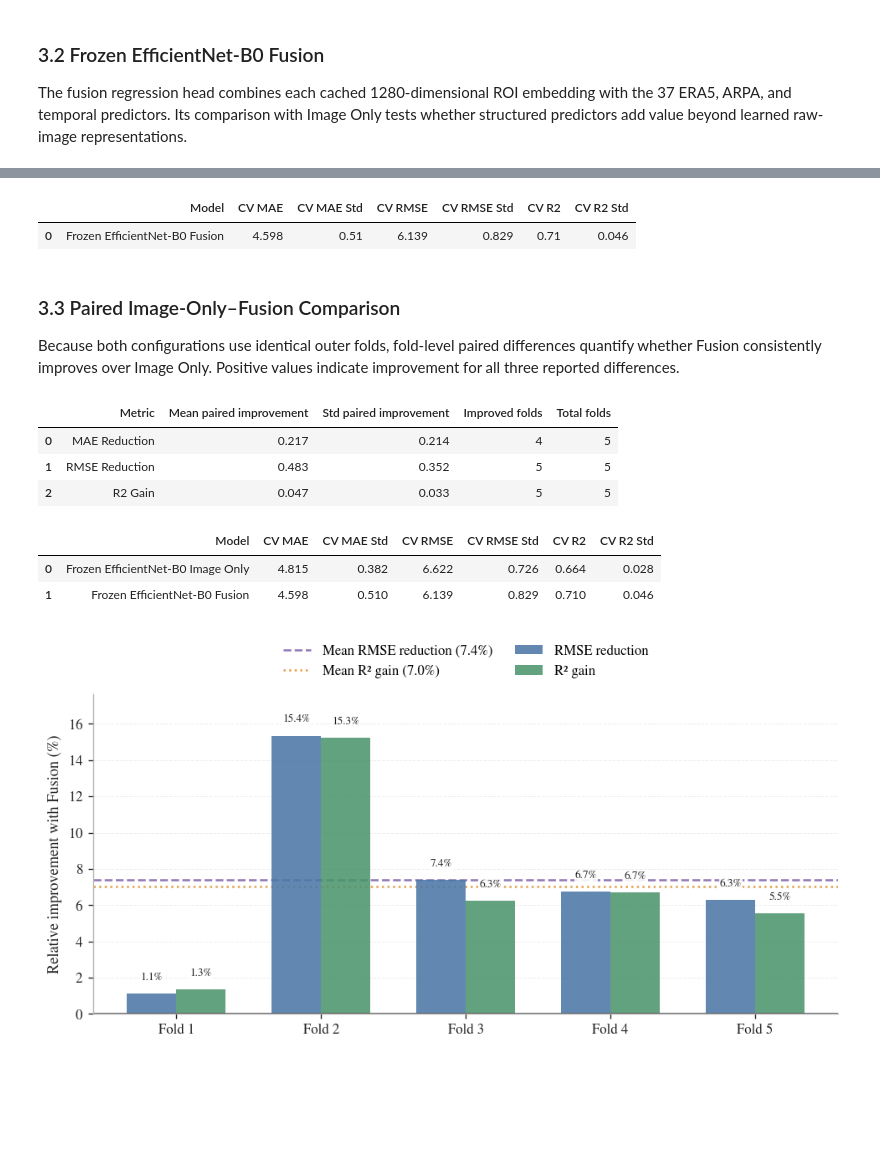
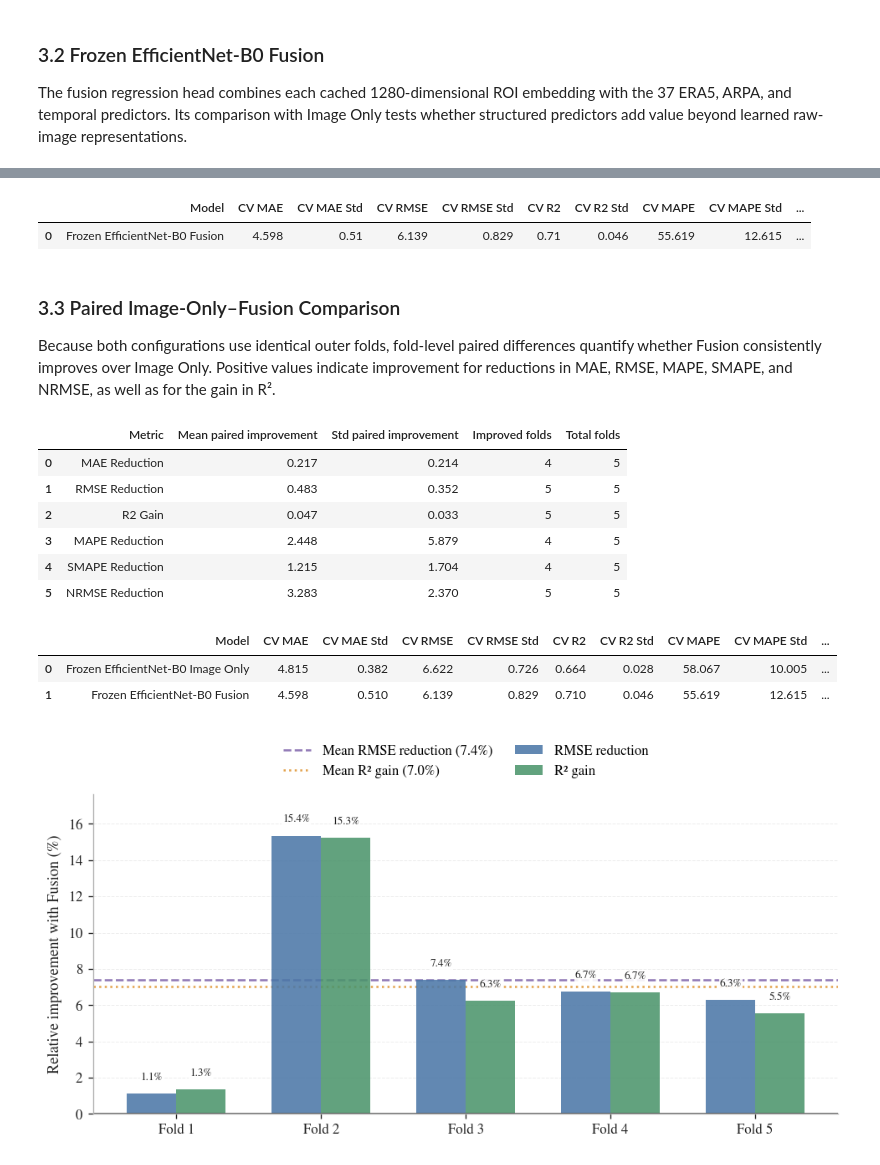
Before and after one commit to gisgeolab/aqpictures, a Jupyter notebook: notebooks/05_deep_learning_model.ipynb, the cells around one changed output, grey strips where cells are left out. Drawn from its saved outputs; the diff is of its cells as text; code cells hidden in the pictures; blank space fills up the shorter version.

```diff
--- a/notebooks/05_deep_learning_model.ipynb
+++ b/notebooks/05_deep_learning_model.ipynb
@@ -362,6 +355,9 @@ image_only_fold_results = pd.DataFrame([
         "MAE": output["metrics"]["MAE"],
         "RMSE": output["metrics"]["RMSE"],
         "R2": output["metrics"]["R2"],
+        "MAPE": output["metrics"]["MAPE"],
+        "SMAPE": output["metrics"]["SMAPE"],
+        "NRMSE": output["metrics"]["NRMSE"],
         "Best Epoch": output["best_epoch"],
         "Train Time (s)": output["training_time"],
     }
@@ -378,11 +374,19 @@ image_only_cv_result = pd.DataFrame([{
     "CV RMSE Std": image_only_fold_results["RMSE"].std(),
     "CV R2": image_only_fold_results["R2"].mean(),
     "CV R2 Std": image_only_fold_results["R2"].std(),
+    "CV MAPE": image_only_fold_results["MAPE"].mean(),
+    "CV MAPE Std": image_only_fold_results["MAPE"].std(),
+    "CV SMAPE": image_only_fold_results["SMAPE"].mean(),
+    "CV SMAPE Std": image_only_fold_results["SMAPE"].std(),
+    "CV NRMSE": image_only_fold_results["NRMSE"].mean(),
+    "CV NRMSE Std": image_only_fold_results["NRMSE"].std(),
 }])
 
 display(image_only_cv_result[[
     "Model", "CV MAE", "CV MAE Std", "CV RMSE",
     "CV RMSE Std", "CV R2", "CV R2 Std",
+    "CV MAPE", "CV MAPE Std", "CV SMAPE",
+    "CV SMAPE Std", "CV NRMSE", "CV NRMSE Std",
 ]].round(3))
 
 image_only_fold_results.to_csv(
@@ -433,6 +437,9 @@ cnn_fold_results = pd.DataFrame([
         "MAE": output["metrics"]["MAE"],
         "RMSE": output["metrics"]["RMSE"],
         "R2": output["metrics"]["R2"],
+        "MAPE": output["metrics"]["MAPE"],
+        "SMAPE": output["metrics"]["SMAPE"],
+        "NRMSE": output["metrics"]["NRMSE"],
         "Best Epoch": output["best_epoch"],
         "Train Time (s)": output["training_time"],
     }
@@ -449,28 +456,36 @@ cnn_cv_result = pd.DataFrame([{
     "CV RMSE Std": cnn_fold_results["RMSE"].std(),
     "CV R2": cnn_fold_results["R2"].mean(),
     "CV R2 Std": cnn_fold_results["R2"].std(),
+    "CV MAPE": cnn_fold_results["MAPE"].mean(),
+    "CV MAPE Std": cnn_fold_results["MAPE"].std(),
+    "CV SMAPE": cnn_fold_results["SMAPE"].mean(),
+    "CV SMAPE Std": cnn_fold_results["SMAPE"].std(),
+    "CV NRMSE": cnn_fold_results["NRMSE"].mean(),
+    "CV NRMSE Std": cnn_fold_results["NRMSE"].std(),
 }])
 
 display(cnn_cv_result[[
     "Model", "CV MAE", "CV MAE Std", "CV RMSE",
     "CV RMSE Std", "CV R2", "CV R2 Std",
+    "CV MAPE", "CV MAPE Std", "CV SMAPE",
+    "CV SMAPE Std", "CV NRMSE", "CV NRMSE Std",
 ]].round(3))
 
 cnn_fold_results.to_csv(RESULTS_DIR / "cnn_fold_results.csv", index=False)
 cnn_cv_result.to_csv(RESULTS_DIR / "cnn_cv_result.csv", index=False)
 # %% [output]
-|  | Model | CV MAE | CV MAE Std | CV RMSE | CV RMSE Std | CV R2 | CV R2 Std |
-| 0 | Frozen EfficientNet-B0 Fusion | 4.598 | 0.51 | 6.139 | 0.829 | 0.71 | 0.046 |
+|  | Model | CV MAE | CV MAE Std | CV RMSE | CV RMSE Std | CV R2 | CV R2 Std | CV MAPE | CV MAPE Std | ... |
+| 0 | Frozen EfficientNet-B0 Fusion | 4.598 | 0.51 | 6.139 | 0.829 | 0.71 | 0.046 | 55.619 | 12.615 | ... |
 # %% [markdown]
 ### 3.3 Paired Image-Only–Fusion Comparison
 
-Because both configurations use identical outer folds, fold-level paired differences quantify whether Fusion consistently improves over Image Only. Positive values indicate improvement for all three reported differences.
+Because both configurations use identical outer folds, fold-level paired differences quantify whether Fusion consistently improves over Image Only. Positive values indicate improvement for reductions in MAE, RMSE, MAPE, SMAPE, and NRMSE, as well as for the gain in R².
 # %%
 # Quantify paired fold-wise improvements from Image Only to Fusion.
 paired_fold_results = image_only_fold_results[[
-    "Fold", "MAE", "RMSE", "R2",
+    "Fold", "MAE", "RMSE", "R2", "MAPE", "SMAPE", "NRMSE",
 ]].merge(
-    cnn_fold_results[["Fold", "MAE", "RMSE", "R2"]],
+    cnn_fold_results[["Fold", "MAE", "RMSE", "R2", "MAPE", "SMAPE", "NRMSE"]],
     on="Fold",
     suffixes=(" Image Only", " Fusion"),
     validate="one_to_one",
@@ -485,6 +500,15 @@ paired_fold_results["RMSE Reduction"] = (
 paired_fold_results["R2 Gain"] = (
     paired_fold_results["R2 Fusion"] - paired_fold_results["R2 Image Only"]
 )
+paired_fold_results["MAPE Reduction"] = (
+    paired_fold_results["MAPE Image Only"] - paired_fold_results["MAPE Fusion"]
+)
+paired_fold_results["SMAPE Reduction"] = (
+    paired_fold_results["SMAPE Image Only"] - paired_fold_results["SMAPE Fusion"]
+)
+paired_fold_results["NRMSE Reduction"] = (
+    paired_fold_results["NRMSE Image Only"] - paired_fold_results["NRMSE Fusion"]
+)
 
 paired_summary = pd.DataFrame([
     {
@@ -493,37 +517,45 @@ paired_summary = pd.DataFrame([
         "Std paired improvement": paired_fold_results[metric].std(),
         "Improved folds": int((paired_fold_results[metric] > 0).sum()),
         "Total folds": len(paired_fold_results),
     }
-    for metric in ["MAE Reduction", "RMSE Reduction", "R2 Gain"]
+    for metric in [
+        "MAE Reduction", "RMSE Reduction", "R2 Gain",
+        "MAPE Reduction", "SMAPE Reduction", "NRMSE Reduction",
+    ]
 ])
 
 cnn_configuration_results = pd.concat(
     [image_only_cv_result, cnn_cv_result], ignore_index=True
 )
 
 display(paired_summary.round(3))
 display(cnn_configuration_results[[
     "Model", "CV MAE", "CV MAE Std", "CV RMSE",
     "CV RMSE Std", "CV R2", "CV R2 Std",
+    "CV MAPE", "CV MAPE Std", "CV SMAPE",
+    "CV SMAPE Std", "CV NRMSE", "CV NRMSE Std",
 ]].round(3))
 
 paired_fold_results.to_csv(
     RESULTS_DIR / "paired_configuration_fold_results.csv", index=False
 )
 paired_summary.to_csv(
     RESULTS_DIR / "paired_configuration_summary.csv", index=False
 )
 cnn_configuration_results.to_csv(
     RESULTS_DIR / "cnn_configuration_results.csv", index=False
 )
 # %% [output]
 |  | Metric | Mean paired improvement | Std paired improvement | Improved folds | Total folds |
 | 0 | MAE Reduction | 0.217 | 0.214 | 4 | 5 |
 | 1 | RMSE Reduction | 0.483 | 0.352 | 5 | 5 |
 | 2 | R2 Gain | 0.047 | 0.033 | 5 | 5 |
+| 3 | MAPE Reduction | 2.448 | 5.879 | 4 | 5 |
+| 4 | SMAPE Reduction | 1.215 | 1.704 | 4 | 5 |
+| 5 | NRMSE Reduction | 3.283 | 2.370 | 5 | 5 |
-|  | Model | CV MAE | CV MAE Std | CV RMSE | CV RMSE Std | CV R2 | CV R2 Std |
-| 0 | Frozen EfficientNet-B0 Image Only | 4.815 | 0.382 | 6.622 | 0.726 | 0.664 | 0.028 |
-| 1 | Frozen EfficientNet-B0 Fusion | 4.598 | 0.510 | 6.139 | 0.829 | 0.710 | 0.046 |
+|  | Model | CV MAE | CV MAE Std | CV RMSE | CV RMSE Std | CV R2 | CV R2 Std | CV MAPE | CV MAPE Std | ... |
+| 0 | Frozen EfficientNet-B0 Image Only | 4.815 | 0.382 | 6.622 | 0.726 | 0.664 | 0.028 | 58.067 | 10.005 | ... |
+| 1 | Frozen EfficientNet-B0 Fusion | 4.598 | 0.510 | 6.139 | 0.829 | 0.710 | 0.046 | 55.619 | 12.615 | ... |
 # %%
 # Plot fold-wise relative improvements achieved by Fusion.
 fig, axes = cnn_plots.plot_configuration_comparison(
```
Also changed, not shown: parts of 10 cells of this notebook, 37 other files.
